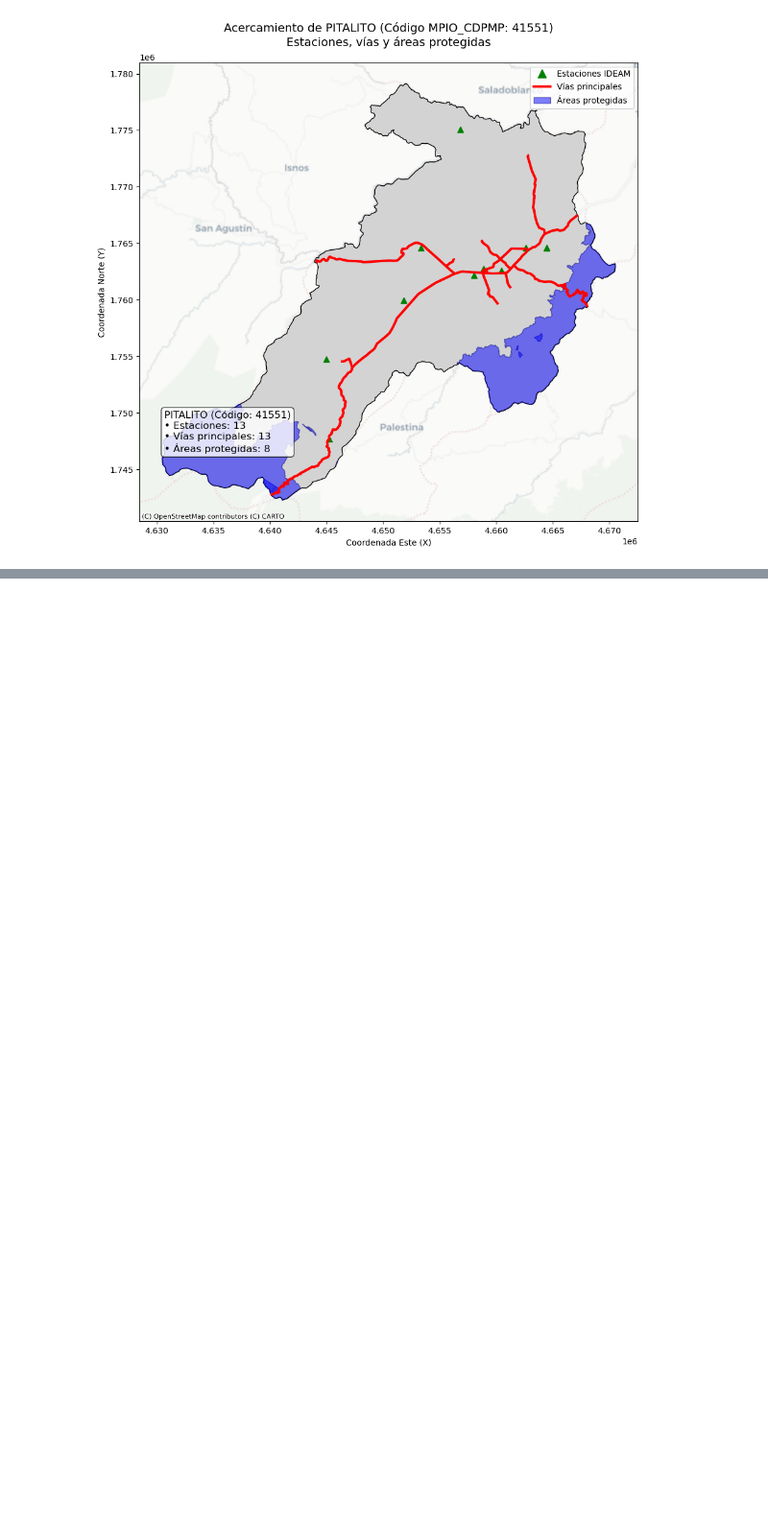
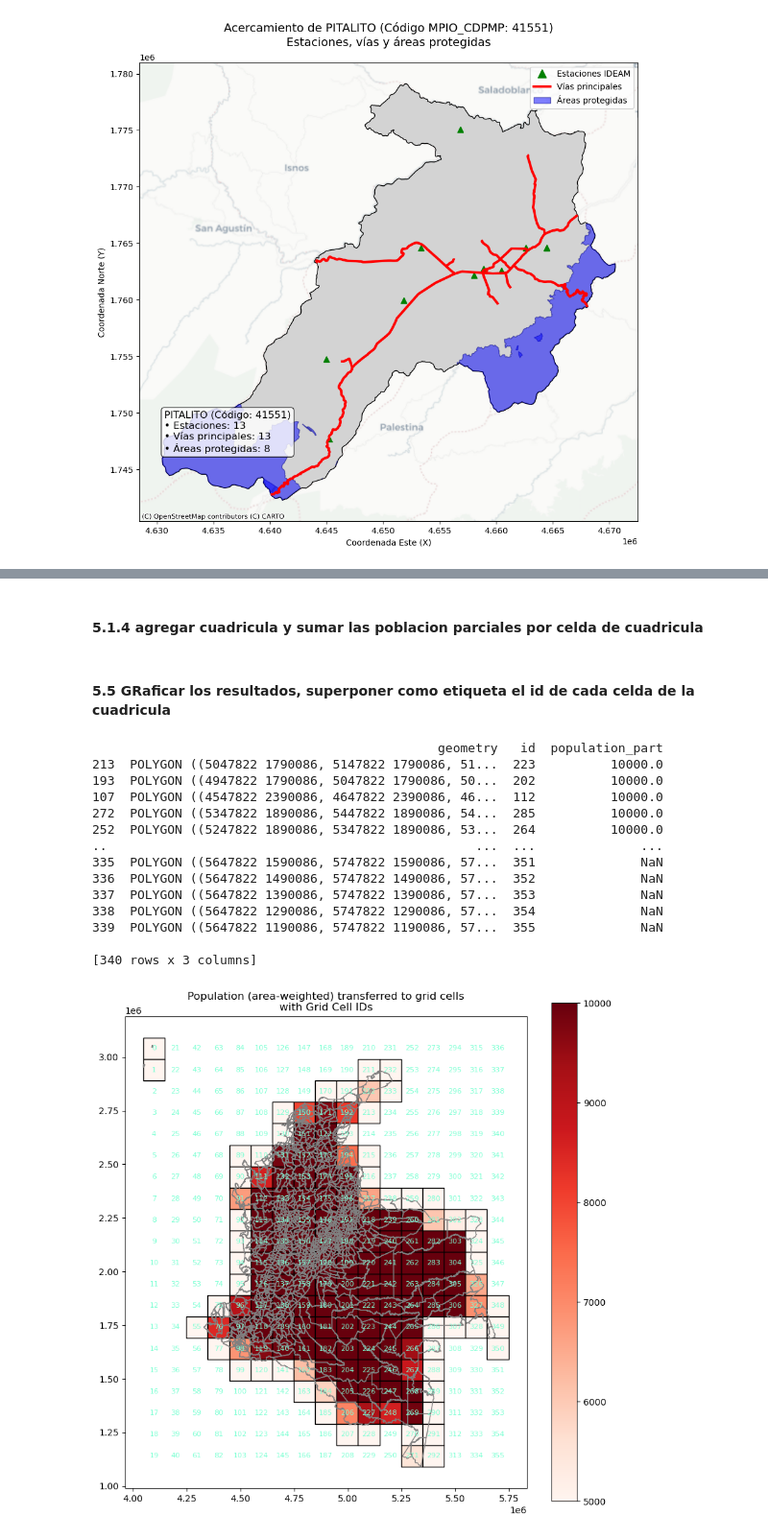
Before and after one commit to PaolaBacca/Workshop_6_aptitud_cafe, a Jupyter notebook: Workshop6_aptitud_cafe.ipynb, the cells around one changed output, grey strips where cells are left out. Shown at 96% size. Drawn from its saved outputs; the diff is of its cells as text; code cells hidden in the pictures; blank space fills up the shorter version.

```diff
--- a/Workshop6_aptitud_cafe.ipynb
+++ b/Workshop6_aptitud_cafe.ipynb
@@ -754,0 +884,59 @@ plt.show()
+# %% [markdown]
+#### 5.1.4 agregar cuadricula y sumar las poblacion parciales por celda de cuadricula
+# %%
+# Agregar cuadricula
+
+# Sumar las poblaciones parciales por celda de la cuadricula
+grid_population = mun_grid.groupby('id')['population_part'].sum().reset_index()
+
+# Unir el resultado de nuevo a la cuadricula
+grid = pd.merge(grid, grid_population, on='id', how='left')
+# %% [markdown]
+#### 5.5 GRaficar los resultados, superponer como etiqueta el id de cada celda de la cuadricula
+# %%
+# Graficar el resultado
+print(grid.sort_values(by=['population_part'],ascending=False))
+ax = grid.plot(
+    column='population_part',
+    edgecolor='black',
+    legend=True,
+    cmap='Reds',
+    figsize=(10, 10),
+    vmin=5000,
+    vmax=10000
+)
+
+# Suponer los limites del municipio
+gdf_mun.plot(ax=ax, color='none', edgecolor='grey')
+
+# Adicionar el ID de las capas al centroide de cada una de las celdas de la grilla
+for idx, row in grid.iterrows():
+    # Calcular el centroide de los poligonos
+    centroid = row['geometry'].centroid
+    # Dibujar las etiquetas del texto de las coordenadas ceotroide
+    ax.text(
+        centroid.x, centroid.y,
+        str(row['id']),
+        ha='center', va='center',
+        fontsize=8, color='Aquamarine'
+    )
+
+# Titulo
+plt.title("Population (area-weighted) transferred to grid cells\nwith Grid Cell IDs")
+plt.show()
+# %% [output]
+                                              geometry   id  population_part
+213  POLYGON ((5047822 1790086, 5147822 1790086, 51...  223          10000.0
+193  POLYGON ((4947822 1790086, 5047822 1790086, 50...  202          10000.0
+107  POLYGON ((4547822 2390086, 4647822 2390086, 46...  112          10000.0
+272  POLYGON ((5347822 1890086, 5447822 1890086, 54...  285          10000.0
+252  POLYGON ((5247822 1890086, 5347822 1890086, 53...  264          10000.0
+..                                                 ...  ...              ...
+335  POLYGON ((5647822 1590086, 5747822 1590086, 57...  351              NaN
+336  POLYGON ((5647822 1490086, 5747822 1490086, 57...  352              NaN
+337  POLYGON ((5647822 1390086, 5747822 1390086, 57...  353              NaN
+338  POLYGON ((5647822 1290086, 5747822 1290086, 57...  354              NaN
+339  POLYGON ((5647822 1190086, 5747822 1190086, 57...  355              NaN
+
+[340 rows x 3 columns]
+[figure, added]
```
Also changed, not shown: parts of 18 cells of this notebook.
